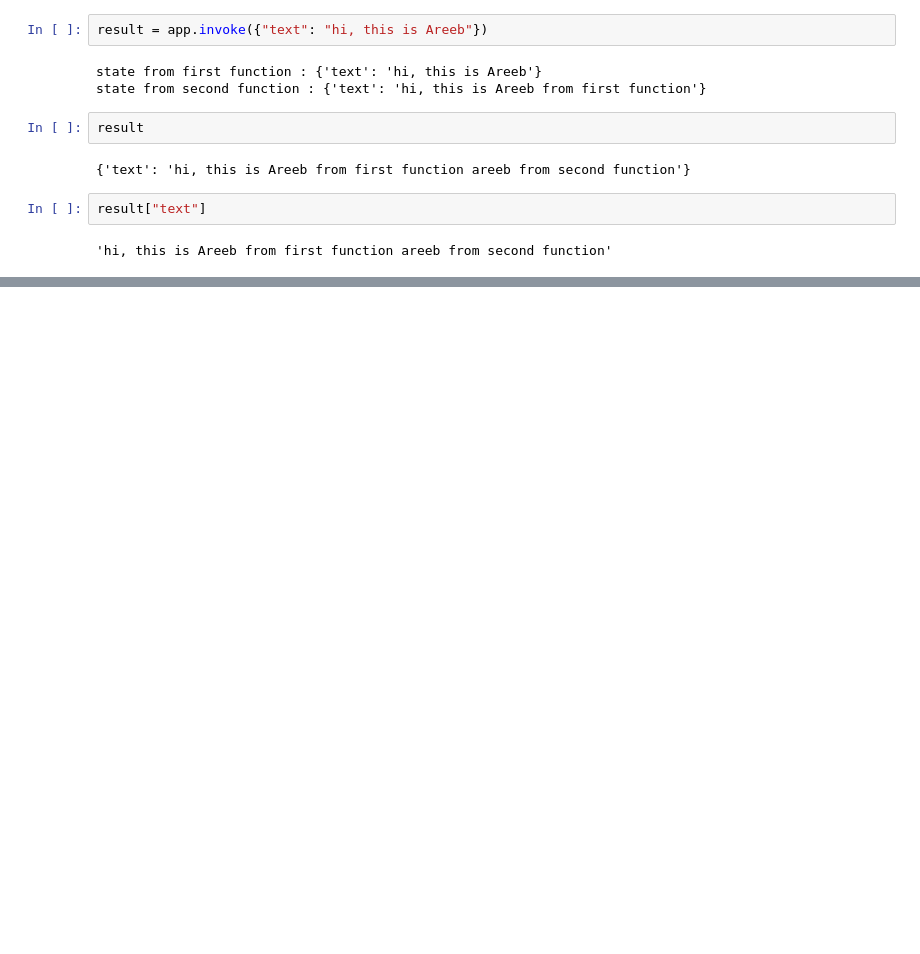
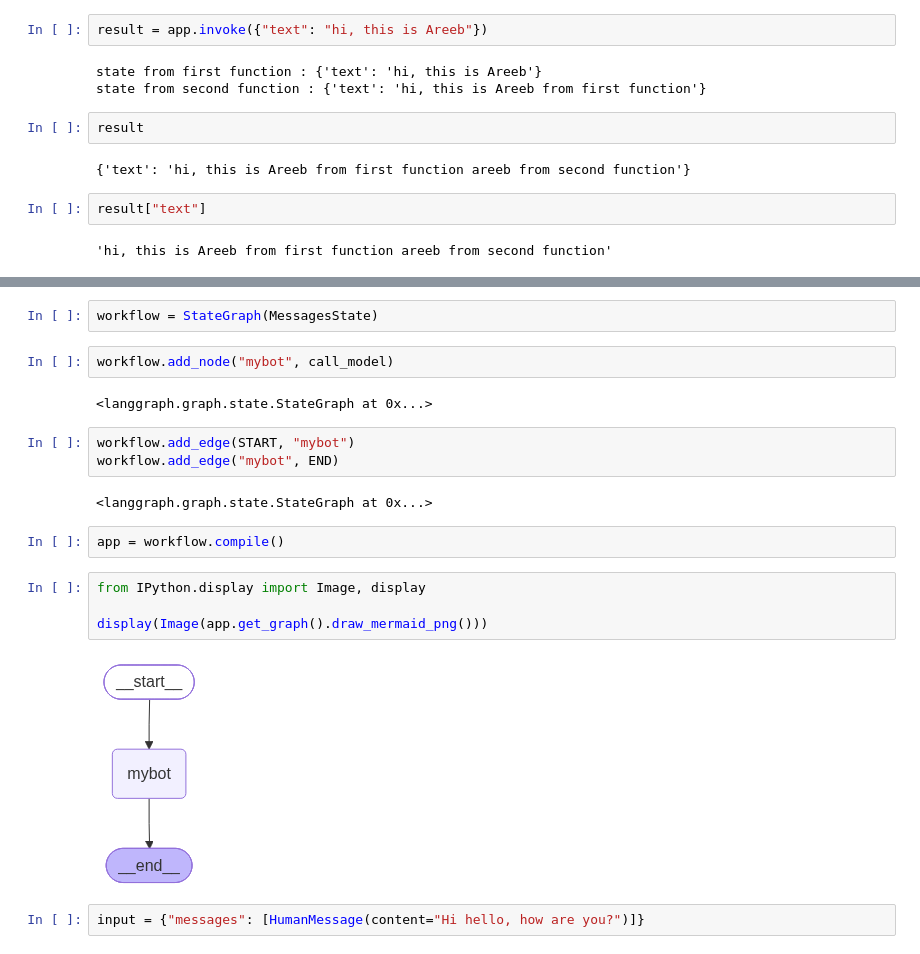
Before and after one commit to Areeb-Ahmd/Full-Stack-GenAI-AgenticAI, a Jupyter notebook: 06_Agentic_AI/01_Langraph_introduction.ipynb, the cells around one changed output, grey strips where cells are left out. Cells and saved outputs as stored; diff of their text form; blank space fills up the shorter version.

```diff
--- a/06_Agentic_AI/01_Langraph_introduction.ipynb
+++ b/06_Agentic_AI/01_Langraph_introduction.ipynb
@@ -100,0 +157,21 @@ result["text"]
+# %%
+workflow = StateGraph(MessagesState)
+# %%
+workflow.add_node("mybot", call_model)
+# %% [output]
+<langgraph.graph.state.StateGraph at 0x...>
+# %%
+workflow.add_edge(START, "mybot")
+workflow.add_edge("mybot", END)
+# %% [output]
+<langgraph.graph.state.StateGraph at 0x...>
+# %%
+app = workflow.compile()
+# %%
+from IPython.display import Image, display
+
+display(Image(app.get_graph().draw_mermaid_png()))
+# %% [output]
+[figure, added]
+# %%
+input = {"messages": [HumanMessage(content="Hi hello, how are you?")]}
```
Also changed, not shown: parts of 45 cells of this notebook, 1 other file.
